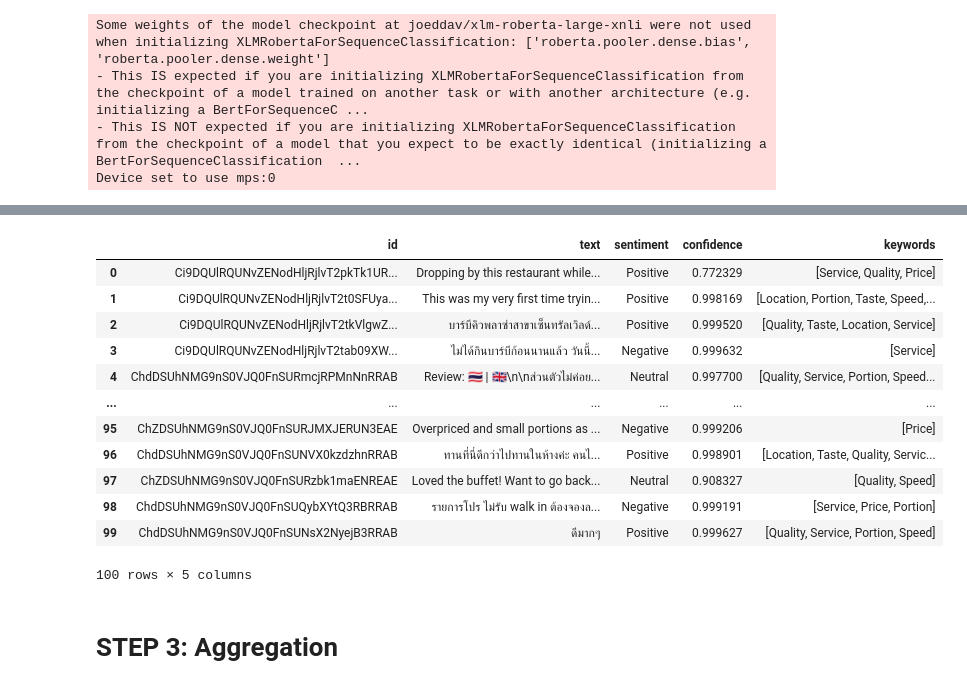
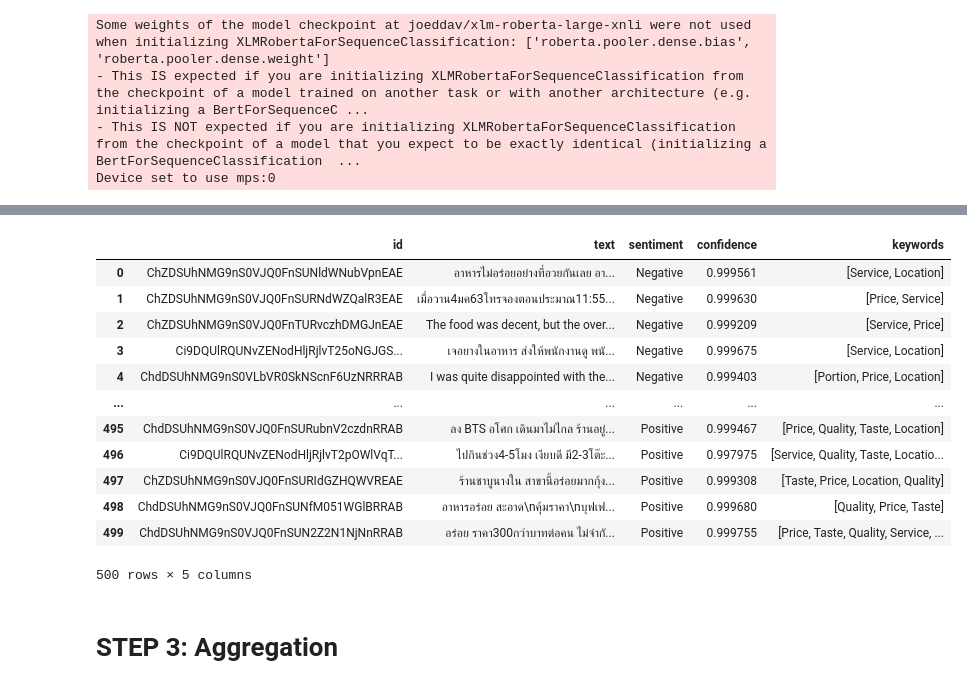
Before and after one commit to Mabelzzz/feedMe-feedback, a Jupyter notebook: food_sentimental_analysis.ipynb, the cells around one changed output, grey strips where cells are left out. Cells and saved outputs as stored; diff of their text form; code cells hidden in the pictures.

Commit message:
Add create label

```diff
--- a/food_sentimental_analysis.ipynb
+++ b/food_sentimental_analysis.ipynb
@@ -27,7 +27,7 @@ Directory 'new_directory' already exists.
 # %%
 import pandas as pd
 
-df = pd.read_csv("./data/raw/bbq_plaza_reviews.csv")
+df = pd.read_csv("./test_set_no_label.csv")
 # %%
 # test_df = df.head(20).copy()
 test_df = df
@@ -199,25 +199,25 @@ test_df
 # %%
 mock_review_df = test_df[['review_id', 'text', 'sentiment', 'sentiment_score', 'keywords']]
 mock_review_df = mock_review_df.rename(columns={
 	"review_id":"id",
 	"sentiment_score":"confidence",
 })
-# mock_review_df.to_json(f"{OUTPUT_DIR}oishi_eaterium_mock_reviews.json", orient='records', indent=4, lines=True)
+mock_review_df.to_csv(f"{OUTPUT_DIR}test_set_with_model_label.csv", index=False)
 mock_review_df
 # %% [output]
 |  | id | text | sentiment | confidence | keywords |
-| 0 | Ci9DQUlRQUNvZENodHljRjlvT2pkTk1UR... | Dropping by this restaurant while... | Positive | 0.772329 | [Service, Quality, Price] |
-| 1 | Ci9DQUlRQUNvZENodHljRjlvT2t0SFUya... | This was my very first time tryin... | Positive | 0.998169 | [Location, Portion, Taste, Speed,... |
-| 2 | Ci9DQUlRQUNvZENodHljRjlvT2tkVlgwZ... | บาร์บีคิวพลาซ่าสาขาเซ็นทรัลเวิลด์... | Positive | 0.999520 | [Quality, Taste, Location, Service] |
-| 3 | Ci9DQUlRQUNvZENodHljRjlvT2tab09XW... | ไม่ได้กินบาร์บีก้อนนานแล้ว วันนี้... | Negative | 0.999632 | [Service] |
-| 4 | ChdDSUhNMG9nS0VJQ0FnSURmcjRPMnNnRRAB | Review: 🇹🇭 | 🇬🇧\n\nส่วนตัวไม่ค่อย... | Neutral | 0.997700 | [Quality, Service, Portion, Speed... |
+| 0 | ChZDSUhNMG9nS0VJQ0FnSUNldWNubVpnEAE | อาหารไม่อร่อยอย่างที่อวยกันเลย อา... | Negative | 0.999561 | [Service, Location] |
+| 1 | ChZDSUhNMG9nS0VJQ0FnSURNdWZQalR3EAE | เมื่อวาน4มค63โทรจองตอนประมาณ11:55... | Negative | 0.999630 | [Price, Service] |
+| 2 | ChZDSUhNMG9nS0VJQ0FnTURvczhDMGJnEAE | The food was decent, but the over... | Negative | 0.999209 | [Service, Price] |
+| 3 | Ci9DQUlRQUNvZENodHljRjlvT25oNGJGS... | เจอยางในอาหาร ส่งให้พนักงานดู พนั... | Negative | 0.999675 | [Service, Location] |
+| 4 | ChdDSUhNMG9nS0VLbVR0SkNScnF6UzNRRRAB | I was quite disappointed with the... | Negative | 0.999403 | [Portion, Price, Location] |
 | ... | ... | ... | ... | ... | ... |
-| 95 | ChZDSUhNMG9nS0VJQ0FnSURJMXJERUN3EAE | Overpriced and small portions as ... | Negative | 0.999206 | [Price] |
-| 96 | ChdDSUhNMG9nS0VJQ0FnSUNVX0kzdzhnRRAB | ทานที่นี่ดีกว่าไปทานในห้างค่ะ คนไ... | Positive | 0.998901 | [Location, Taste, Quality, Servic... |
-| 97 | ChZDSUhNMG9nS0VJQ0FnSURzbk1maENREAE | Loved the buffet! Want to go back... | Neutral | 0.908327 | [Quality, Speed] |
-| 98 | ChdDSUhNMG9nS0VJQ0FnSUQybXYtQ3RBRRAB | รายการโปร ไม่รับ walk in ต้องจองล... | Negative | 0.999191 | [Service, Price, Portion] |
-| 99 | ChdDSUhNMG9nS0VJQ0FnSUNsX2NyejB3RRAB | ดีมากๆ | Positive | 0.999627 | [Quality, Service, Portion, Speed] |
+| 495 | ChdDSUhNMG9nS0VJQ0FnSURubnV2czdnRRAB | ลง BTS อโศก เดินมาไม่ไกล ร้านอยู่... | Positive | 0.999467 | [Price, Quality, Taste, Location] |
+| 496 | Ci9DQUlRQUNvZENodHljRjlvT2pOWlVqT... | ไปกินช่วง4-5โมง เงียบดี มี2-3โต๊ะ... | Positive | 0.997975 | [Service, Quality, Taste, Locatio... |
+| 497 | ChZDSUhNMG9nS0VJQ0FnSURIdGZHQWVREAE | ร้านชาบูนางใน สาขานี้อร่อยมากกุ้ง... | Positive | 0.999308 | [Taste, Price, Location, Quality] |
+| 498 | ChdDSUhNMG9nS0VJQ0FnSUNfM051WGlBRRAB | อาหารอร่อย สะอาด\nคุ้มราคา\nบุฟเฟ... | Positive | 0.999680 | [Quality, Price, Taste] |
+| 499 | ChdDSUhNMG9nS0VJQ0FnSUN2Z2N1NjNnRRAB | อร่อย ราคา300กว่าบาทต่อคน ไม่จำกั... | Positive | 0.999755 | [Price, Taste, Quality, Service, ... |
-100 rows × 5 columns
+500 rows × 5 columns
 # %% [markdown]
 # STEP 3: Aggregation
 # %%
```
Also changed, not shown: parts of 3 cells of this notebook, 3 other files.
